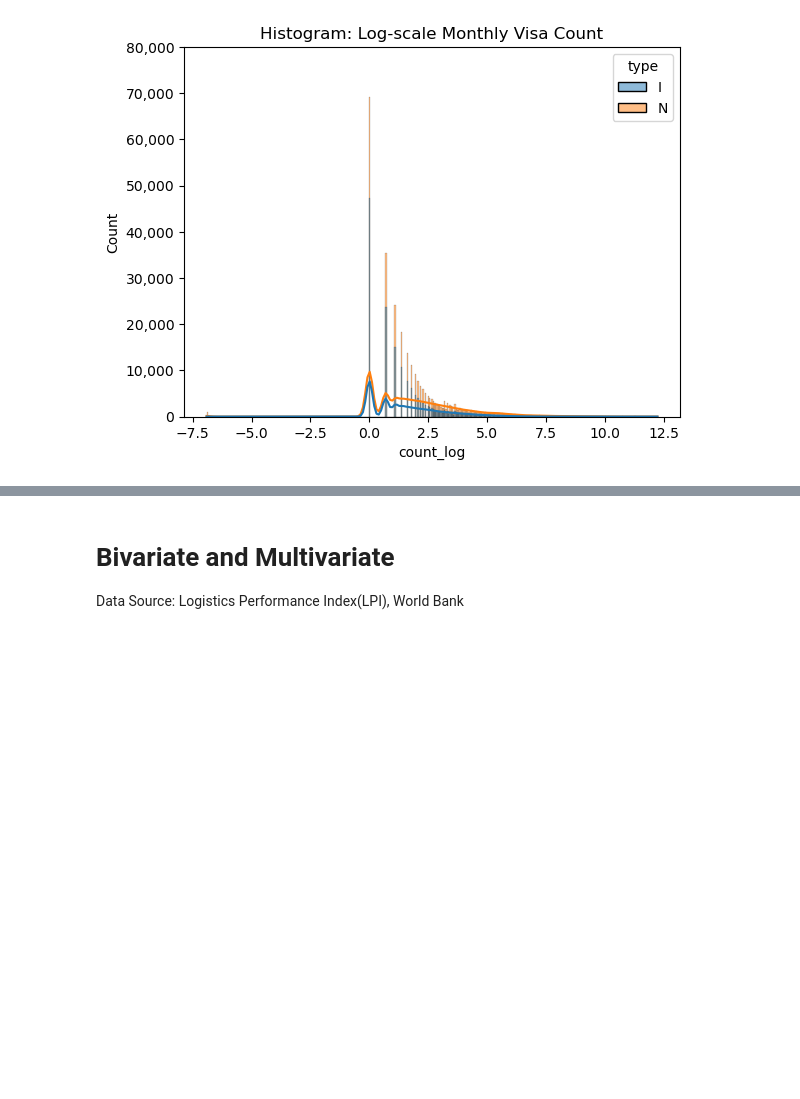
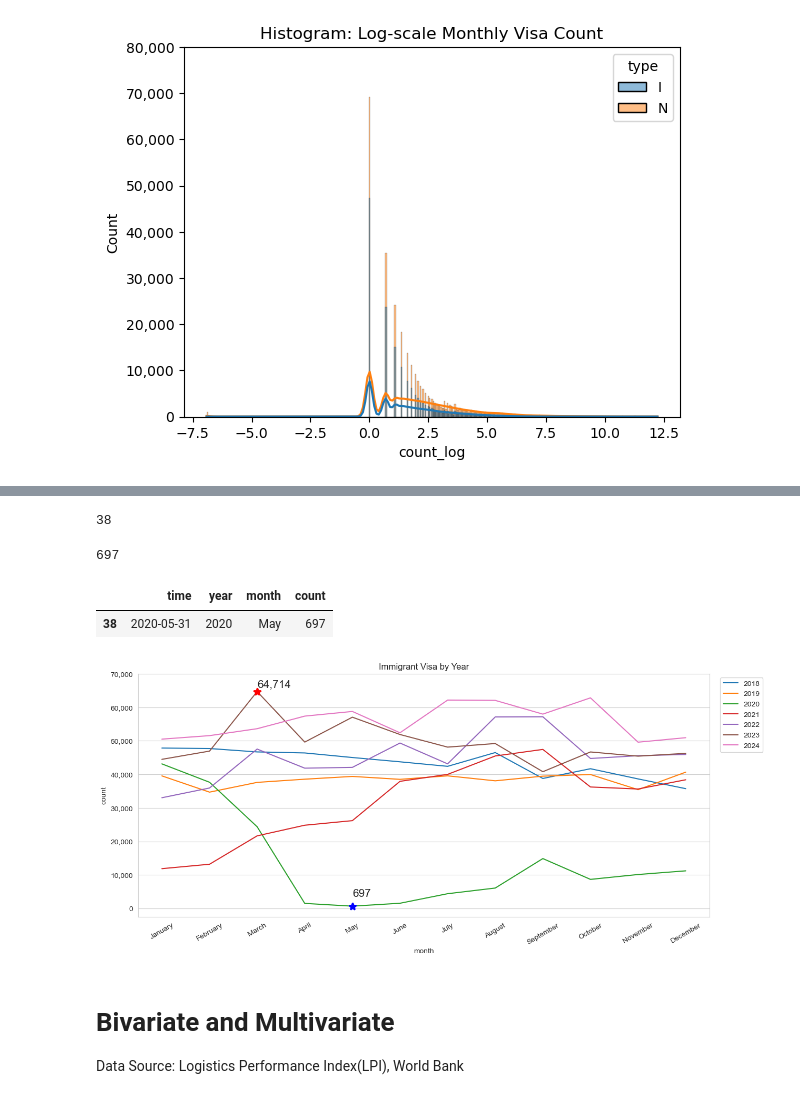
Before and after one commit to tiangenglu/data_visualization, a Jupyter notebook: 2025-04-02_useful_figures.ipynb, the cells around one changed output, grey strips where cells are left out. Cells and saved outputs as stored; diff of their text form; code cells hidden in the pictures; blank space fills up the shorter version.

```diff
--- a/2025-04-02_useful_figures.ipynb
+++ b/2025-04-02_useful_figures.ipynb
@@ -76,0 +101,6 @@ plt.show()
+# %%
+df_iv_time=df.loc[df['type']=='I'].pivot_table(
+    index=['time','year','month'],
+    values='count',
+    aggfunc='sum').reset_index()
+df_iv_time.head()
@@ -77,3 +114,48 @@ plt.show()
+# %%
+df_iv_time['count'].idxmin()
+# %% [output]
+38
+# %%
+df_iv_time['count'].min()
+# %% [output]
+697
+# %%
+# minimum value
+df_iv_time.iloc[[df_iv_time['count'].idxmin()]]
+# %% [output]
+|  | time | year | month | count |
+| 38 | 2020-05-31 | 2020 | May | 697 |
+# %%
+plt.figure(figsize=(14, 6))
+#sns.set_style("white") # no grid
+sns.set_style("whitegrid")
+# year as string, not number
+sns.lineplot(data=df_iv_time.loc[~df_iv_time['year'].isin(['2017','2025'])],x='month',y='count',hue='year')
+# add a marker to the minimum value
+sns.pointplot(data=df_iv_time.iloc[[df_iv_time['count'].idxmin()]],
+              x='month',y='count',markers="*",color='blue', markersize=10)
+sns.pointplot(data=df_iv_time.iloc[[df_iv_time['count'].idxmax()]],
+              x='month',y='count',markers="*",color='red', markersize=10)
+# add data point label for the min value, xy(), 4 is May, the 5th month indexing from 0
+plt.annotate(f"{df_iv_time['count'].min()}",
+             xy=(4, df_iv_time['count'].min()),
+             xytext=(4, 5*df_iv_time['count'].min()),
+             fontsize = 15)
+# format number with thousand separator for the max value
+plt.annotate(f"{df_iv_time['count'].max():,}",
+             xy=(2, df_iv_time['count'].max()),
+             xytext=(2, df_iv_time['count'].max()*1.02),
+             fontsize = 15)
+# visa count is non-negative, limit the yticks to 0 and above
+current_values = plt.gca().get_yticks()
+plt.yticks(current_values[current_values >=0]) # add this step to avoid warning
+plt.gca().set_yticklabels(['{:,.0f}'.format(y) for y in current_values[current_values >=0]])
+plt.legend(bbox_to_anchor=(1.1, 1))
+plt.xticks(rotation=30)
+plt.title("Immigrant Visa by Year")
+plt.show()
+# %% [output]
+[figure, added]
 # %% [markdown]
 # Bivariate and Multivariate
 
```
Also changed, not shown: parts of 16 cells of this notebook.
